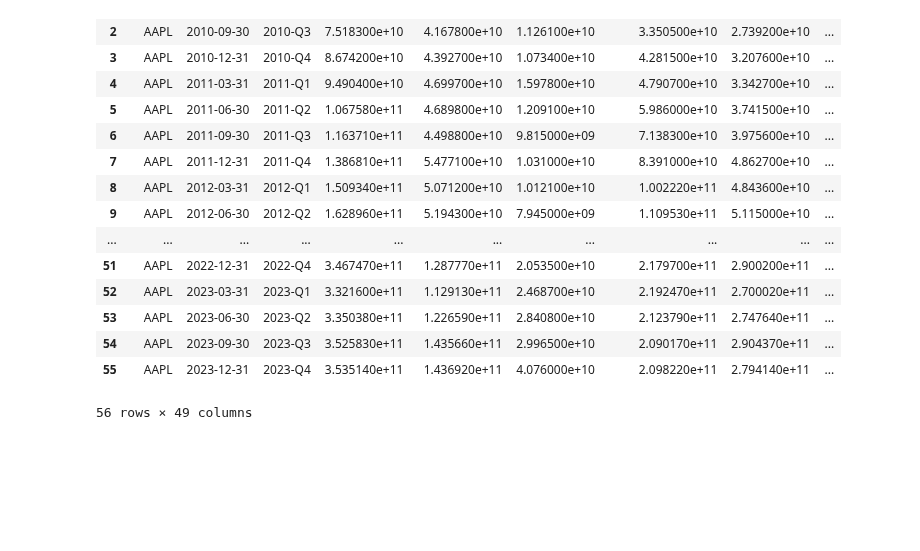
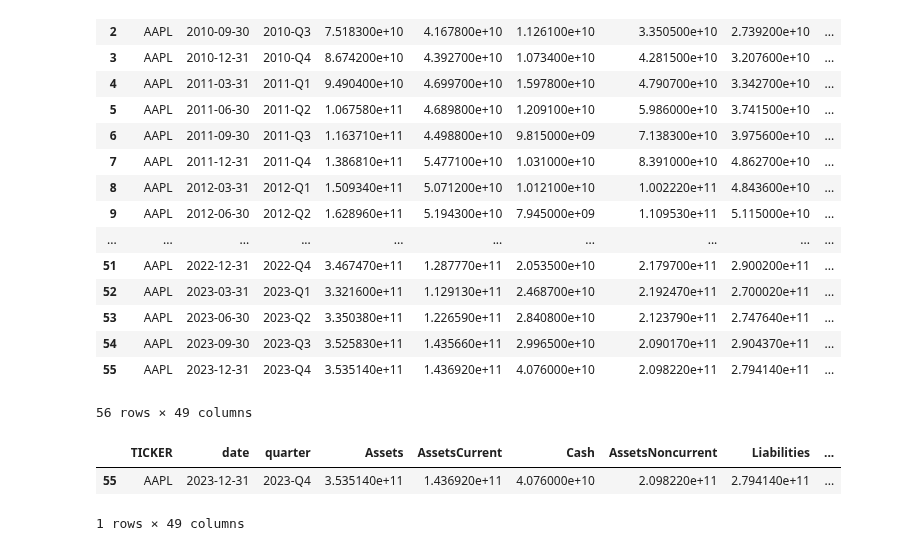
Before and after one commit to cnance09/Small-Cap-Scout, a Jupyter notebook: notebooks/Big-Query.ipynb, the cells around one changed output. Saved outputs shown, nothing was run; the diff lists cells and outputs as text; code cells hidden in the pictures; blank space fills up the shorter version.

```diff
--- a/notebooks/Big-Query.ipynb
+++ b/notebooks/Big-Query.ipynb
@@ -135,3 +137,5 @@ load_data_to_bq(data=df, gcp_project=GCP_PROJECT, bq_dataset=BQ_DATASET, table=B
 ✅ Data saved to bigquery, with shape (170124, 49)
 # %%
 ticker = 'AAPL'
+quarter = data.quarter.iloc[-1]
+quarter
@@ -168,3 +174,9 @@ data
 | 54 | AAPL | 2023-09-30 | 2023-Q3 | 3.525830e+11 | 1.435660e+11 | 2.996500e+10 | 2.090170e+11 | 2.904370e+11 | ... |
 | 55 | AAPL | 2023-12-31 | 2023-Q4 | 3.535140e+11 | 1.436920e+11 | 4.076000e+10 | 2.098220e+11 | 2.794140e+11 | ... |
 56 rows × 49 columns
+# %%
+data.iloc[data.index[data.quarter==quarter]]
+# %% [output]
+|  | TICKER | date | quarter | Assets | AssetsCurrent | Cash | AssetsNoncurrent | Liabilities | ... |
+| 55 | AAPL | 2023-12-31 | 2023-Q4 | 3.535140e+11 | 1.436920e+11 | 4.076000e+10 | 2.098220e+11 | 2.794140e+11 | ... |
+1 rows × 49 columns
```
Also changed, not shown: parts of 3 cells of this notebook, 7 other files.
